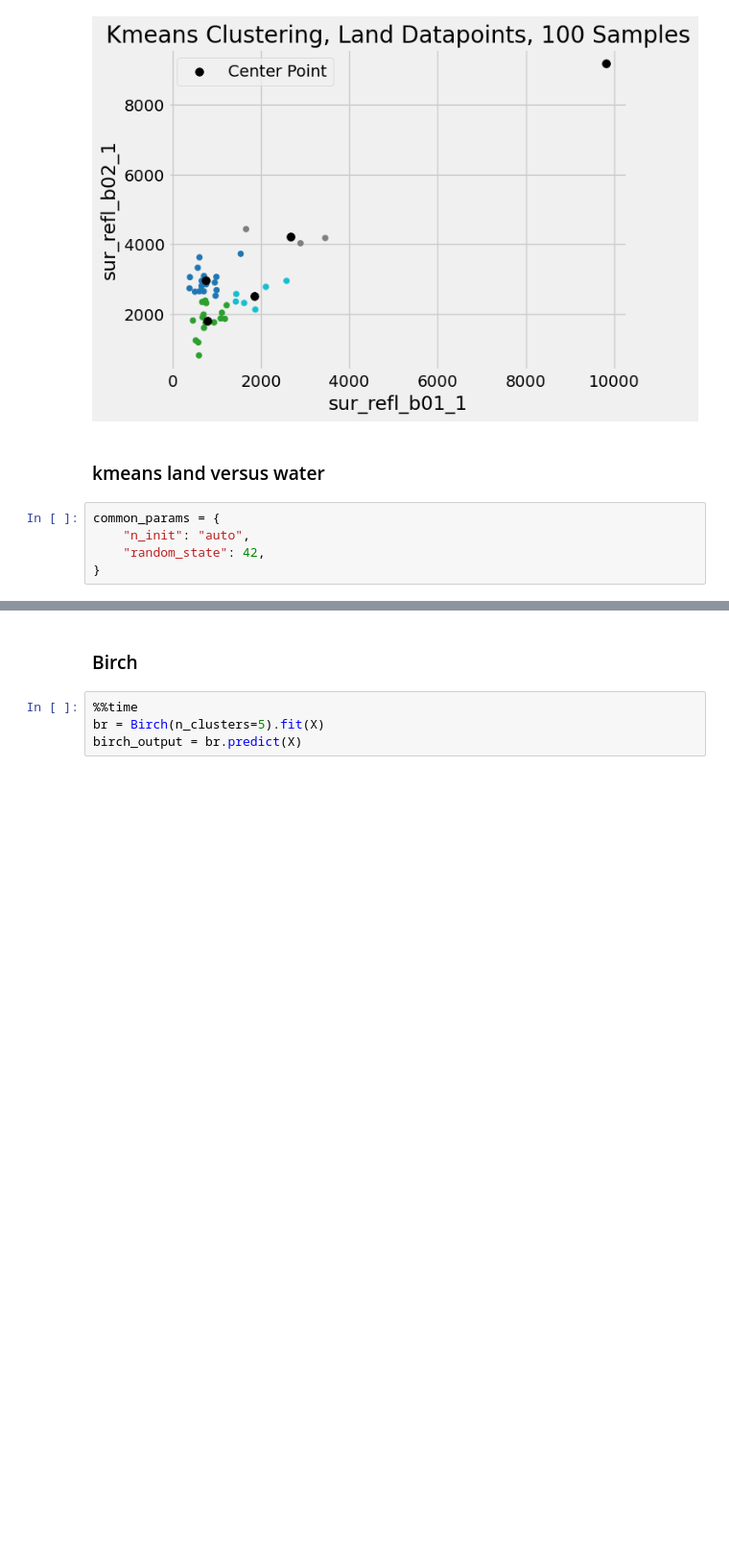
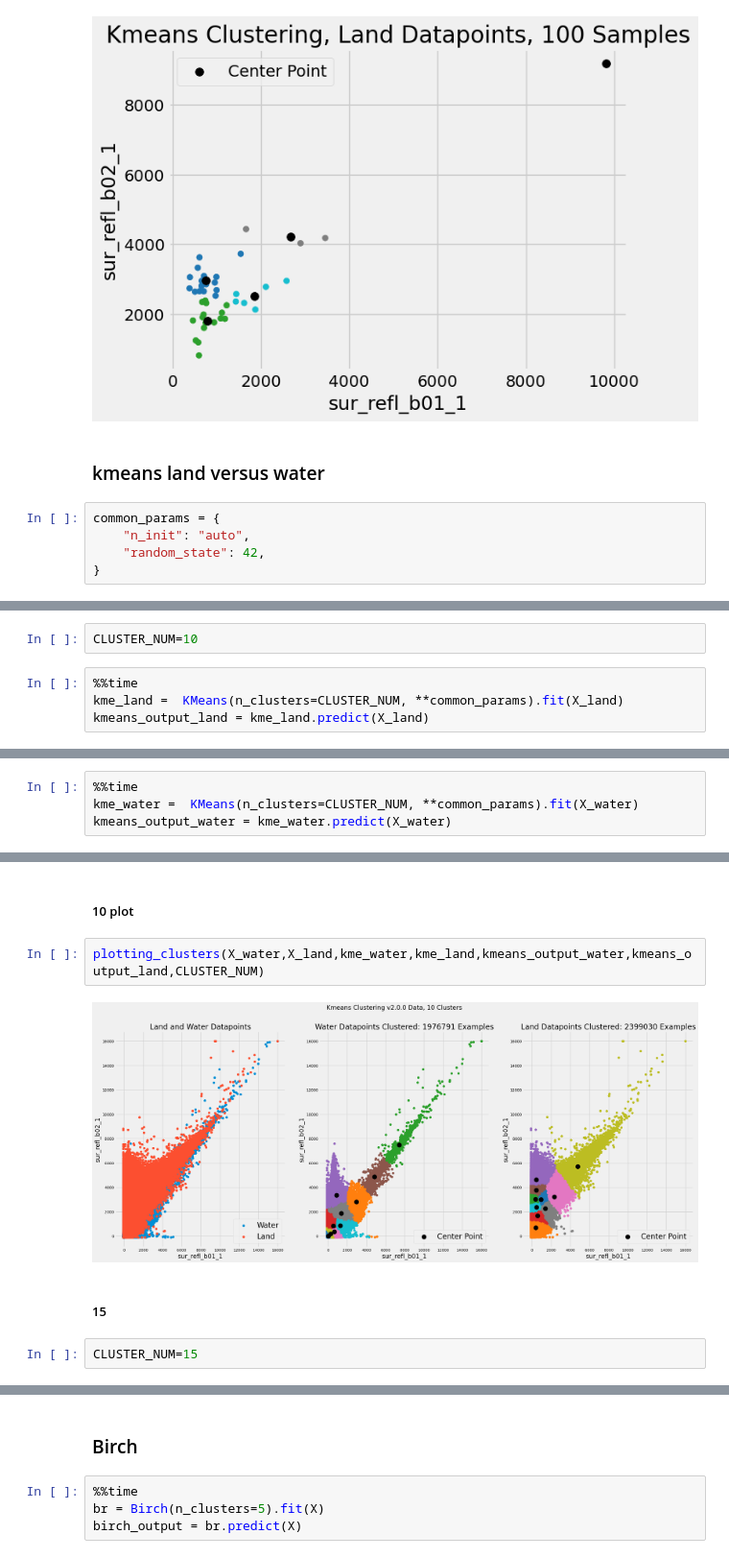
Before and after one commit to nasa-nccs-hpda/modis-water-classification, a Jupyter notebook: modis_water_training/view/notebook/Burke_Analysis/MODIS_Water_Clustering_Analysis.ipynb, the cells around one changed output, grey strips where cells are left out. Shown at 96% size. Cells and saved outputs as stored; diff of their text form; blank space fills up the shorter version.

```diff
--- a/modis_water_training/view/notebook/Burke_Analysis/MODIS_Water_Clustering_Analysis.ipynb
+++ b/modis_water_training/view/notebook/Burke_Analysis/MODIS_Water_Clustering_Analysis.ipynb
@@ -330,0 +349,6 @@ plt.show()
+# %%
+CLUSTER_NUM=10
+# %%
+%%time
+kme_land =  KMeans(n_clusters=CLUSTER_NUM, **common_params).fit(X_land)
+kmeans_output_land = kme_land.predict(X_land)
@@ -330,0 +358,4 @@ plt.show()
+# %%
+%%time
+kme_water =  KMeans(n_clusters=CLUSTER_NUM, **common_params).fit(X_water)
+kmeans_output_water = kme_water.predict(X_water)
@@ -330,0 +395,10 @@ plt.show()
+# %% [markdown]
+##### 10 plot
+# %%
+plotting_clusters(X_water,X_land,kme_water,kme_land,kmeans_output_water,kmeans_output_land,CLUSTER_NUM)
+# %% [output]
+[figure, added]
+# %% [markdown]
+##### 15
+# %%
+CLUSTER_NUM=15
```
Also changed, not shown: parts of 55 cells of this notebook, 1 other file.
